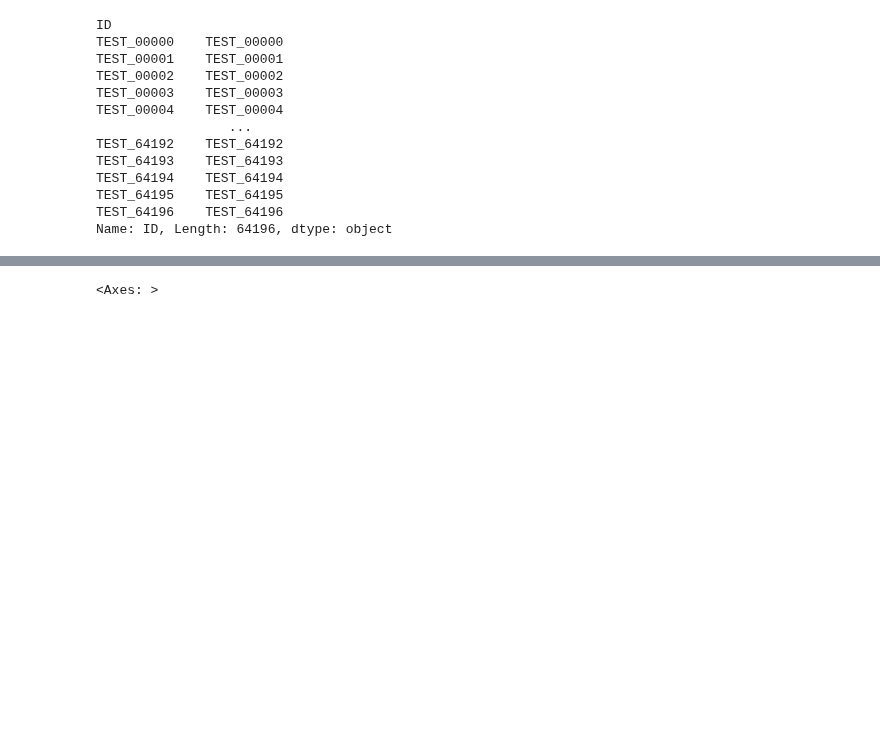
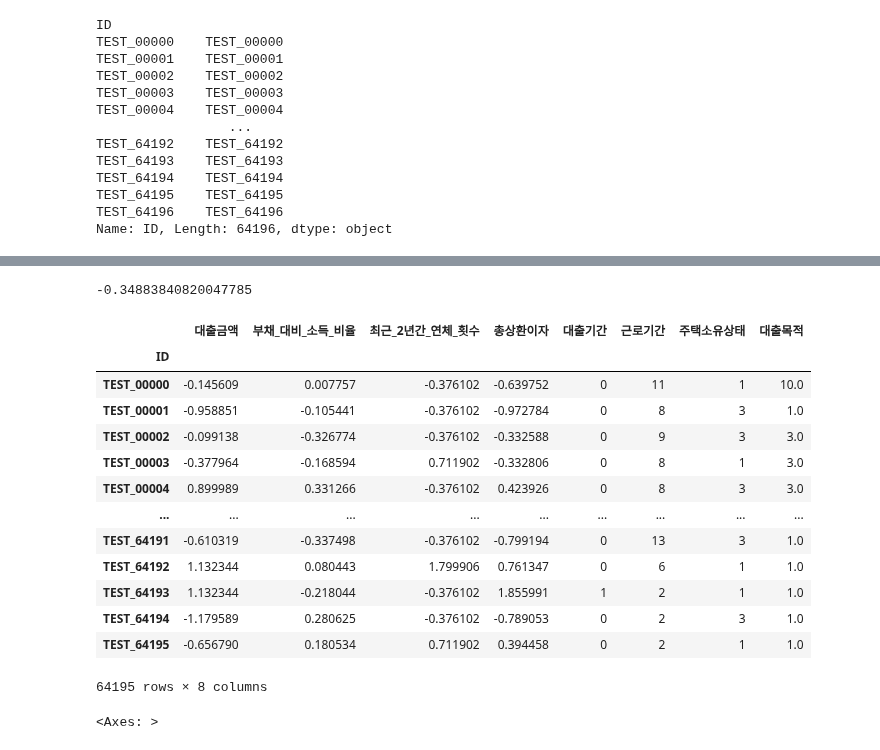
Before and after one commit to kimjuhwan1234/Customer_Loan_Rate_Classification, a Jupyter notebook: Codes/0_Preprocessing.ipynb, the cells around one changed output, grey strips where cells are left out. Saved outputs shown, nothing was run; the diff lists cells and outputs as text; code cells hidden in the pictures; blank space fills up the shorter version.

```diff
--- a/Codes/0_Preprocessing.ipynb
+++ b/Codes/0_Preprocessing.ipynb
@@ -112,0 +168,31 @@ plt.rc('font', family='GULIM')
+# %%
+corr_A_B = pearsonr(train['대출등급'], train['총상환이자'])[0]
+corr_A_C = pearsonr(train['대출등급'], train['총상환원금'])[0]
+corr_B_C = pearsonr(train['총상환이자'], train['총상환원금'])[0]
+partial_corr= (corr_A_C - (corr_B_C * corr_A_B)) / ((1 - corr_B_C**2)*(1 - corr_A_B**2))**0.5
+
+print(partial_corr)
+# %% [output]
+-0.34883840820047785
+# %%
+train_list=['대출등급', '대출금액', '부채_대비_소득_비율', '최근_2년간_연체_횟수', '총상환이자', '대출기간', '근로기간', '주택소유상태', '대출목적']
+test_list=['대출금액', '부채_대비_소득_비율', '최근_2년간_연체_횟수', '총상환이자', '대출기간', '근로기간', '주택소유상태', '대출목적']
+train=train[train_list]
+test=test[test_list]
+# %%
+test
+# %% [output]
+|  | 대출금액 | 부채_대비_소득_비율 | 최근_2년간_연체_횟수 | 총상환이자 | 대출기간 | 근로기간 | 주택소유상태 | 대출목적 |
+| ID |  |  |  |  |  |  |  |  |
+| TEST_00000 | -0.145609 | 0.007757 | -0.376102 | -0.639752 | 0 | 11 | 1 | 10.0 |
+| TEST_00001 | -0.958851 | -0.105441 | -0.376102 | -0.972784 | 0 | 8 | 3 | 1.0 |
+| TEST_00002 | -0.099138 | -0.326774 | -0.376102 | -0.332588 | 0 | 9 | 3 | 3.0 |
+| TEST_00003 | -0.377964 | -0.168594 | 0.711902 | -0.332806 | 0 | 8 | 1 | 3.0 |
+| TEST_00004 | 0.899989 | 0.331266 | -0.376102 | 0.423926 | 0 | 8 | 3 | 3.0 |
+| ... | ... | ... | ... | ... | ... | ... | ... | ... |
+| TEST_64191 | -0.610319 | -0.337498 | -0.376102 | -0.799194 | 0 | 13 | 3 | 1.0 |
+| TEST_64192 | 1.132344 | 0.080443 | 1.799906 | 0.761347 | 0 | 6 | 1 | 1.0 |
+| TEST_64193 | 1.132344 | -0.218044 | -0.376102 | 1.855991 | 1 | 2 | 1 | 1.0 |
+| TEST_64194 | -1.179589 | 0.280625 | -0.376102 | -0.789053 | 0 | 2 | 3 | 1.0 |
+| TEST_64195 | -0.656790 | 0.180534 | 0.711902 | 0.394458 | 0 | 2 | 1 | 1.0 |
+64195 rows × 8 columns
```
Also changed, not shown: parts of 17 cells of this notebook, 3 other files.
